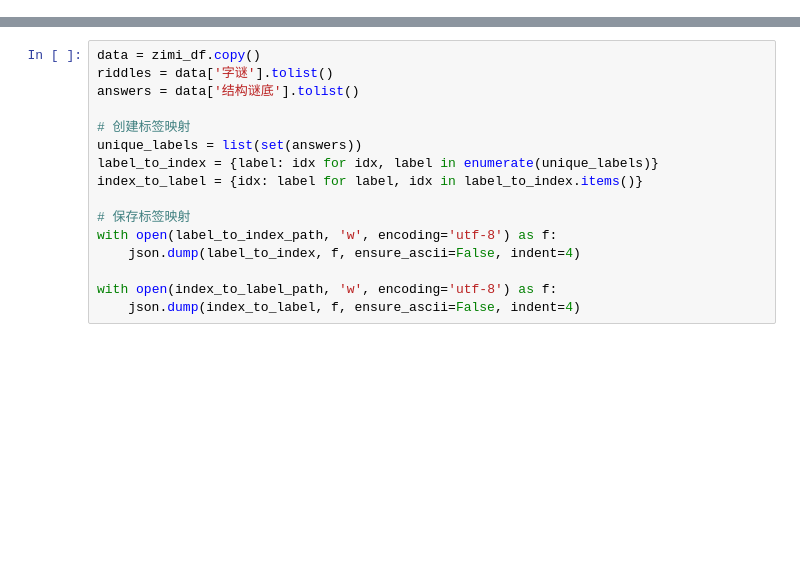
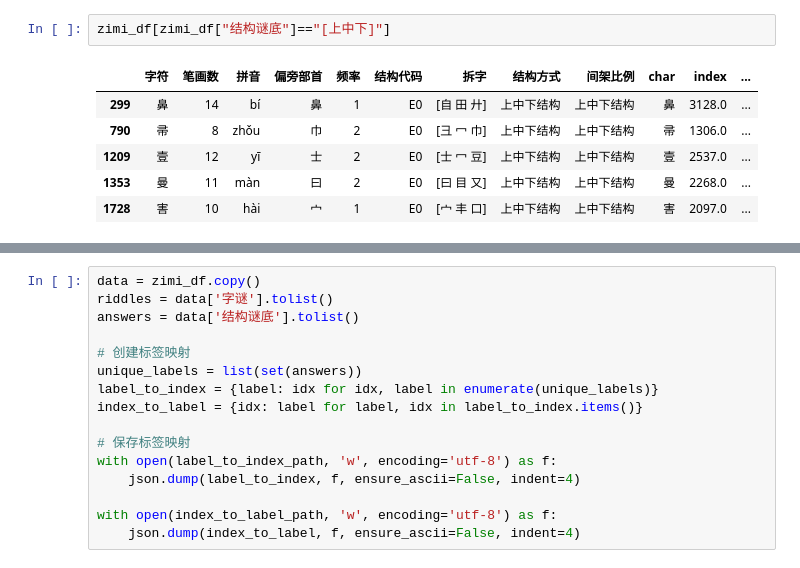
Before and after one commit to MarrytheToilet/zimi, a Jupyter notebook: train/structure_model.ipynb, the cells around one changed output, grey strips where cells are left out. Cells and saved outputs as stored; diff of their text form; blank space fills up the shorter version.

```diff
--- a/train/structure_model.ipynb
+++ b/train/structure_model.ipynb
@@ -51,0 +57,9 @@ zimi_df.head(5)
+# %%
+zimi_df[zimi_df["结构谜底"]=="[上中下]"]
+# %% [output]
+|  | 字符 | 笔画数 | 拼音 | 偏旁部首 | 频率 | 结构代码 | 拆字 | 结构方式 | 间架比例 | char | index | ... |
+| 299 | 鼻 | 14 | bí | 鼻 | 1 | E0 | [自 田 廾] | 上中下结构 | 上中下结构 | 鼻 | 3128.0 | ... |
+| 790 | 帚 | 8 | zhǒu | 巾 | 2 | E0 | [彐 冖 巾] | 上中下结构 | 上中下结构 | 帚 | 1306.0 | ... |
+| 1209 | 壹 | 12 | yī | 士 | 2 | E0 | [士 冖 豆] | 上中下结构 | 上中下结构 | 壹 | 2537.0 | ... |
+| 1353 | 曼 | 11 | màn | 曰 | 2 | E0 | [曰 目 又] | 上中下结构 | 上中下结构 | 曼 | 2268.0 | ... |
+| 1728 | 害 | 10 | hài | 宀 | 1 | E0 | [宀 丰 口] | 上中下结构 | 上中下结构 | 害 | 2097.0 | ... |
```
Also changed, not shown: parts of 9 cells of this notebook, 12 other files.
